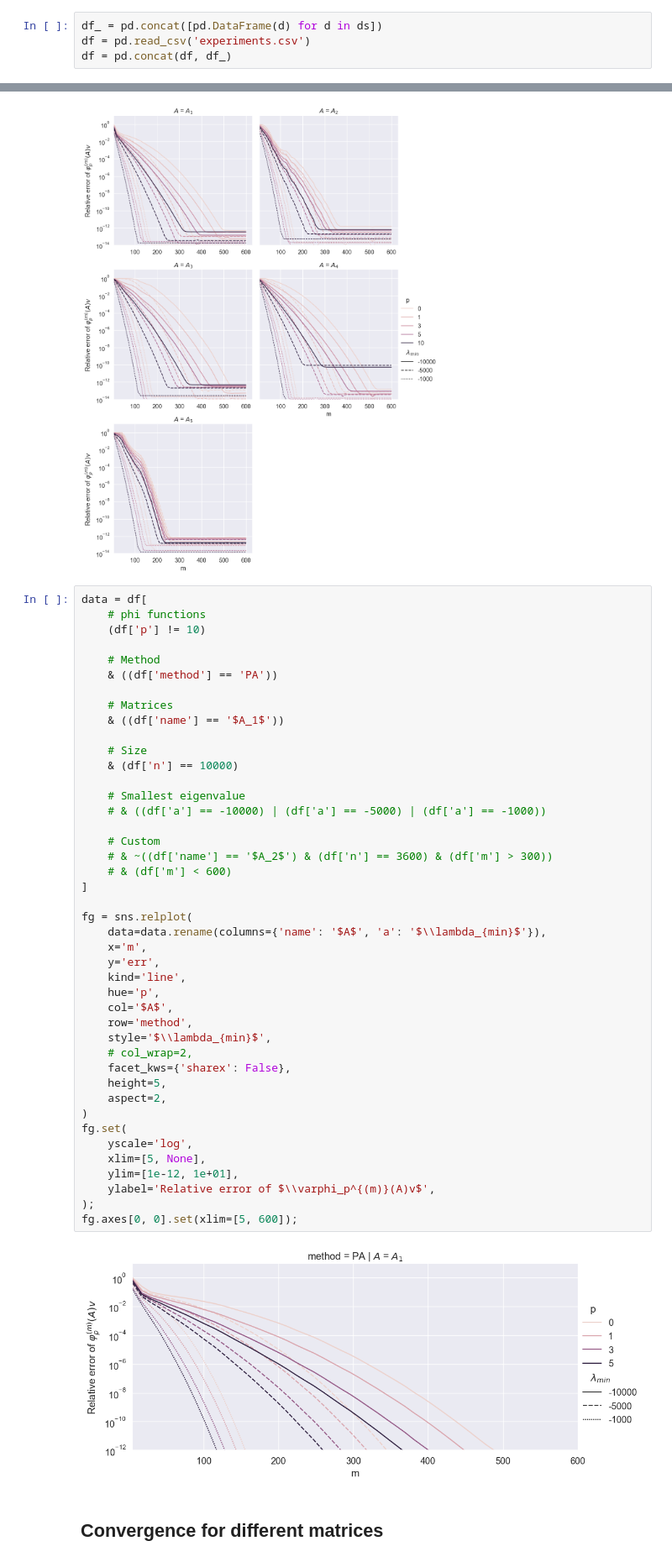
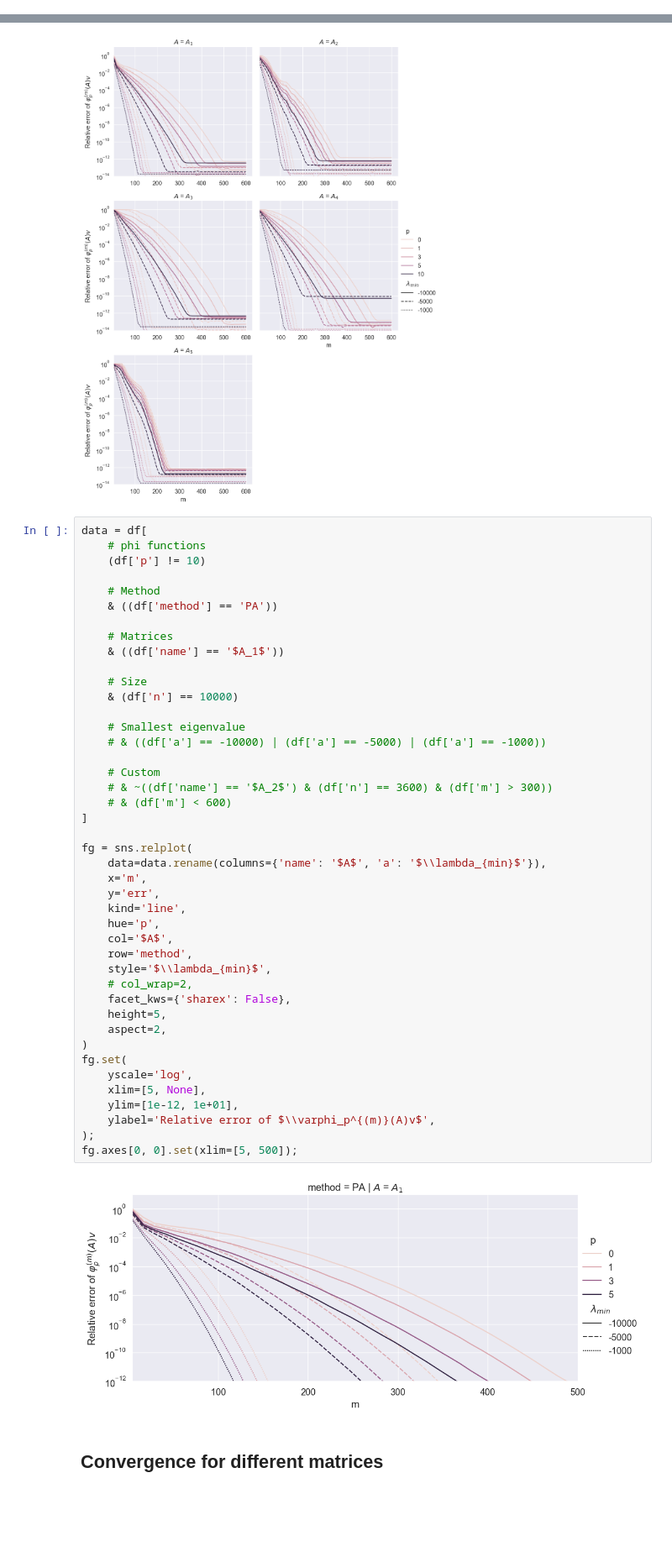
Before and after one commit to sprmsv/KAMF, a Jupyter notebook: experiments.ipynb, the cells around one changed output, grey strips where cells are left out. Shown at 84% size. Cells and saved outputs as stored; diff of their text form; blank space fills up the shorter version.

```diff
--- a/experiments.ipynb
+++ b/experiments.ipynb
@@ -196,7 +187,3 @@ pbar.close()
-# %%
-df_ = pd.concat([pd.DataFrame(d) for d in ds])
-df = pd.read_csv('experiments.csv')
-df = pd.concat(df, df_)
 # %% [markdown]
 ## Convergence for different $\varphi$-functions
 # %%
@@ -241,35 +228,35 @@ data = df[
 
     # Smallest eigenvalue
     # & ((df['a'] == -10000) | (df['a'] == -5000) | (df['a'] == -1000))
 
     # Custom
     # & ~((df['name'] == '$A_2$') & (df['n'] == 3600) & (df['m'] > 300))
     # & (df['m'] < 600)
 ]
 
 fg = sns.relplot(
     data=data.rename(columns={'name': '$A$', 'a': '$\\lambda_{min}$'}),
     x='m',
     y='err',
     kind='line',
     hue='p',
     col='$A$',
     row='method',
     style='$\\lambda_{min}$',
     # col_wrap=2,
     facet_kws={'sharex': False},
     height=5,
     aspect=2,
 )
 fg.set(
     yscale='log',
     xlim=[5, None],
     ylim=[1e-12, 1e+01],
     ylabel='Relative error of $\\varphi_p^{(m)}(A)v$',
 );
-fg.axes[0, 0].set(xlim=[5, 600]);
+fg.axes[0, 0].set(xlim=[5, 500]);
 # %% [output]
-[figure, old version]
+[figure, new version]
 # %% [markdown]
 ## Convergence for different matrices
 # %%
```
Also changed, not shown: parts of 4 cells of this notebook, 12 other files.
